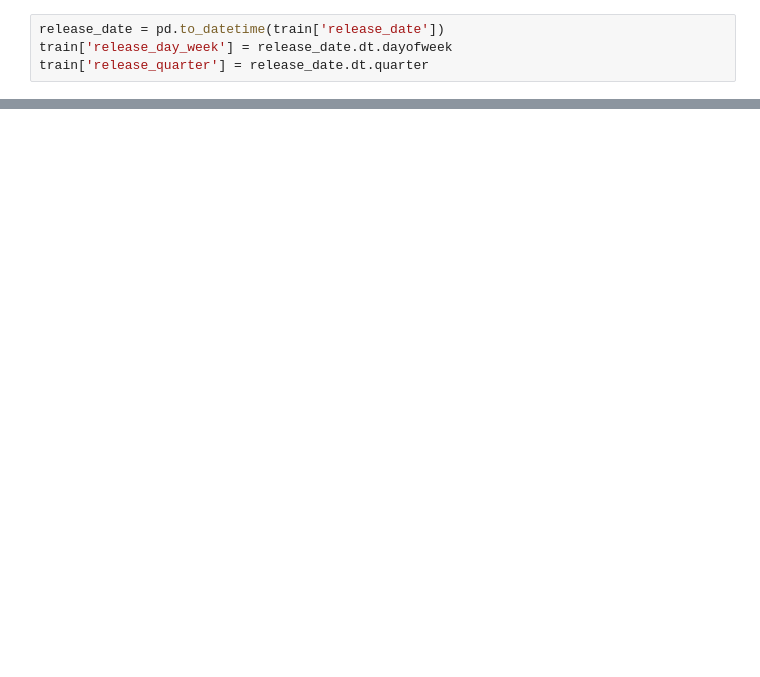
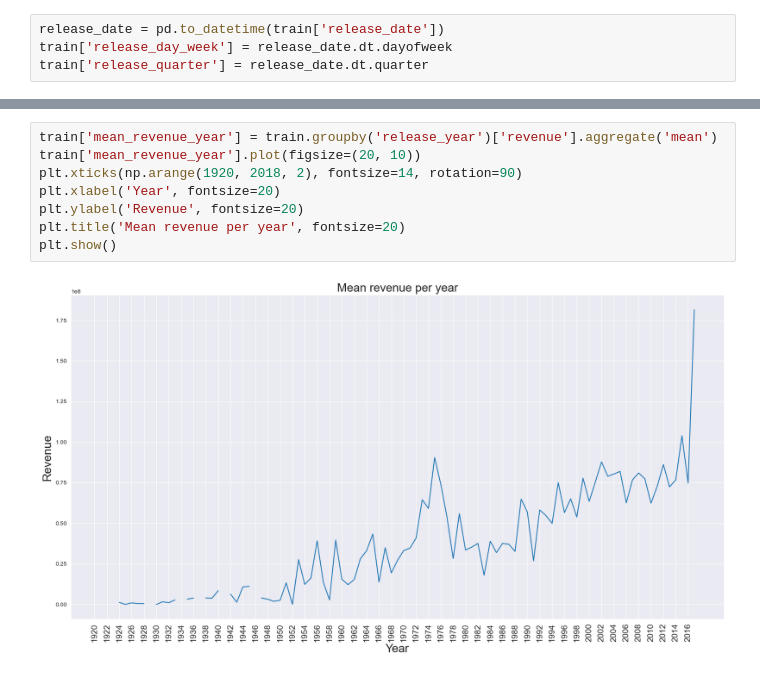
Before and after one commit to F1ameX/Machine-learning, a Jupyter notebook: Box-office-prediction_Kaggle/sample.ipynb, the cells around one changed output, grey strips where cells are left out. Saved outputs shown, nothing was run; the diff lists cells and outputs as text; blank space fills up the shorter version.

```diff
--- a/Box-office-prediction_Kaggle/sample.ipynb
+++ b/Box-office-prediction_Kaggle/sample.ipynb
@@ -280,0 +297,10 @@ plt.show()
+# %%
+train['mean_revenue_year'] = train.groupby('release_year')['revenue'].aggregate('mean')
+train['mean_revenue_year'].plot(figsize=(20, 10))
+plt.xticks(np.arange(1920, 2018, 2), fontsize=14, rotation=90)
+plt.xlabel('Year', fontsize=20)
+plt.ylabel('Revenue', fontsize=20)
+plt.title('Mean revenue per year', fontsize=20)
+plt.show()
+# %% [output]
+[figure, added]
```
Also changed, not shown: parts of 32 cells of this notebook.
